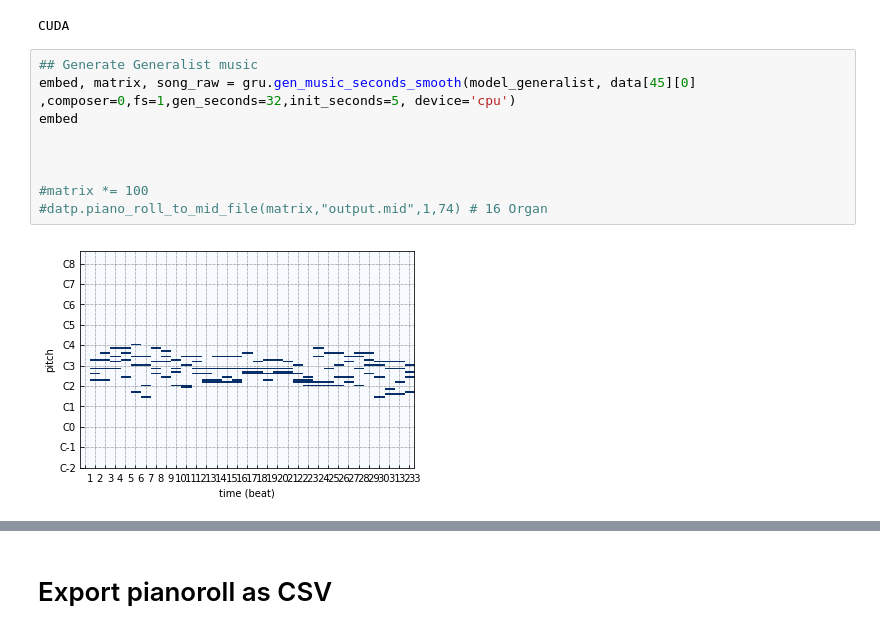
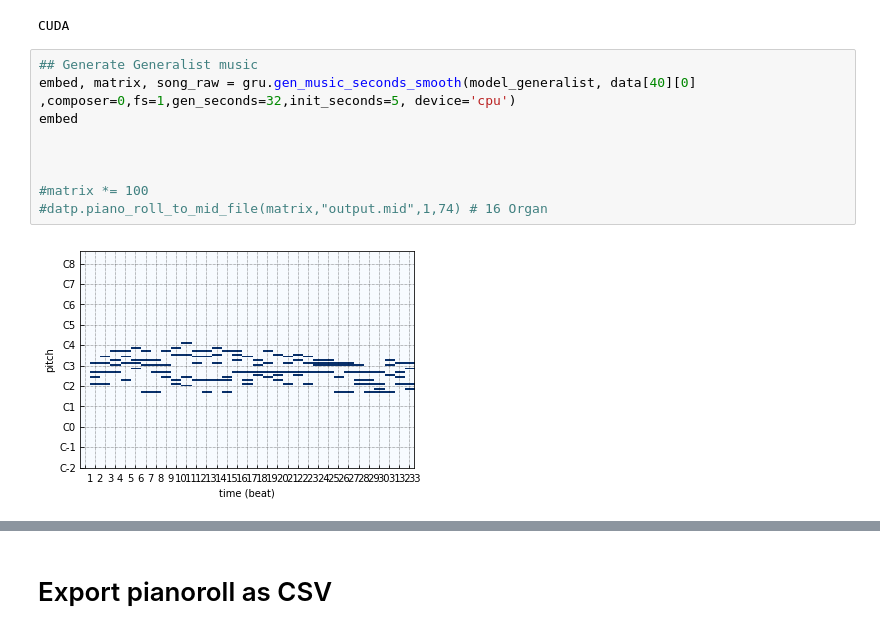
Before and after one commit to nsthtz/Master, a Jupyter notebook: neuralnet/helpers/GRU.ipynb, the cells around one changed output, grey strips where cells are left out. Saved outputs shown, nothing was run; the diff lists cells and outputs as text.

```diff
--- a/neuralnet/helpers/GRU.ipynb
+++ b/neuralnet/helpers/GRU.ipynb
@@ -61,13 +61,13 @@ model_generalist, model_generalist.optimizer = gru.load(model_generalist, filena
 CUDA
 # %%
 ## Generate Generalist music
-embed, matrix, song_raw = gru.gen_music_seconds_smooth(model_generalist, data[45][0] ,composer=0,fs=1,gen_seconds=32,init_seconds=5, device='cpu')
+embed, matrix, song_raw = gru.gen_music_seconds_smooth(model_generalist, data[40][0] ,composer=0,fs=1,gen_seconds=32,init_seconds=5, device='cpu')
 embed
 
 
 
 #matrix *= 100
 #datp.piano_roll_to_mid_file(matrix,"output.mid",1,74) # 16 Organ
 # %% [output]
-[figure, old version]
+[figure, new version]
 [interactive output not drawn]
```
Also changed, not shown: parts of 2 cells of this notebook, 5 other files.
